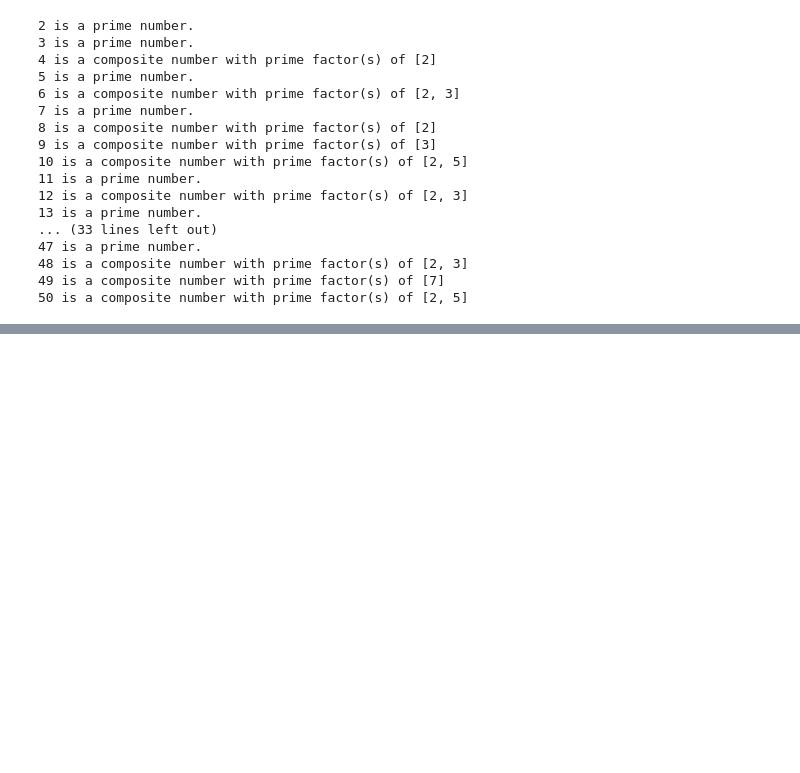
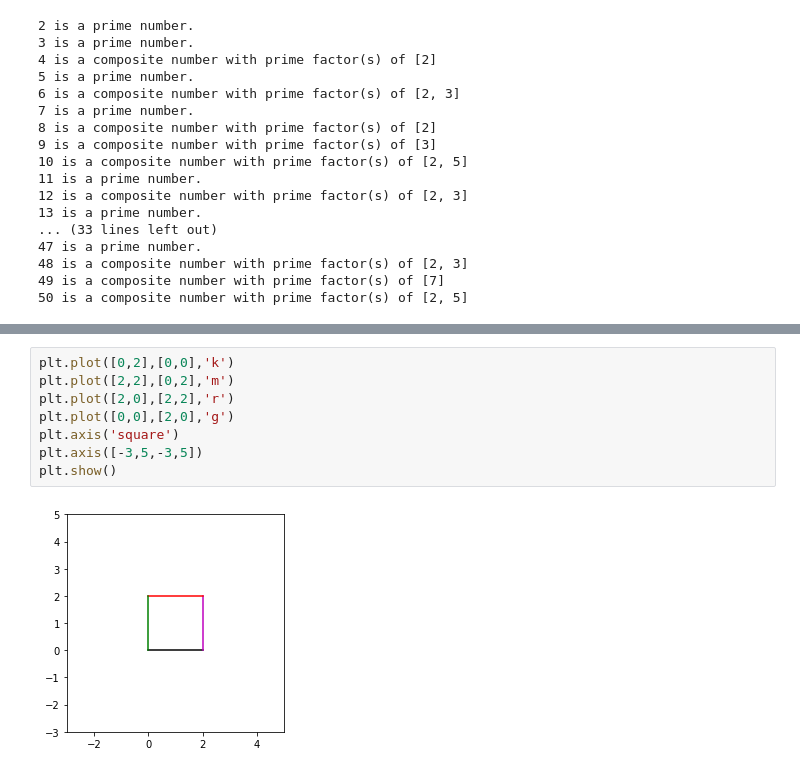
Before and after one commit to j0rl3yJ/Mathematics-using-Python, a Jupyter notebook: Codes.ipynb, the cells around one changed output, grey strips where cells are left out. Cells and saved outputs as stored; diff of their text form; blank space fills up the shorter version.

```diff
--- a/Codes.ipynb
+++ b/Codes.ipynb
@@ -879,0 +1236,10 @@ for number in integer_list:
+# %%
+plt.plot([0,2],[0,0],'k')
+plt.plot([2,2],[0,2],'m')
+plt.plot([2,0],[2,2],'r')
+plt.plot([0,0],[2,0],'g')
+plt.axis('square')
+plt.axis([-3,5,-3,5])
+plt.show()
+# %% [output]
+[figure, added]
```
Also changed, not shown: parts of 19 cells of this notebook.
